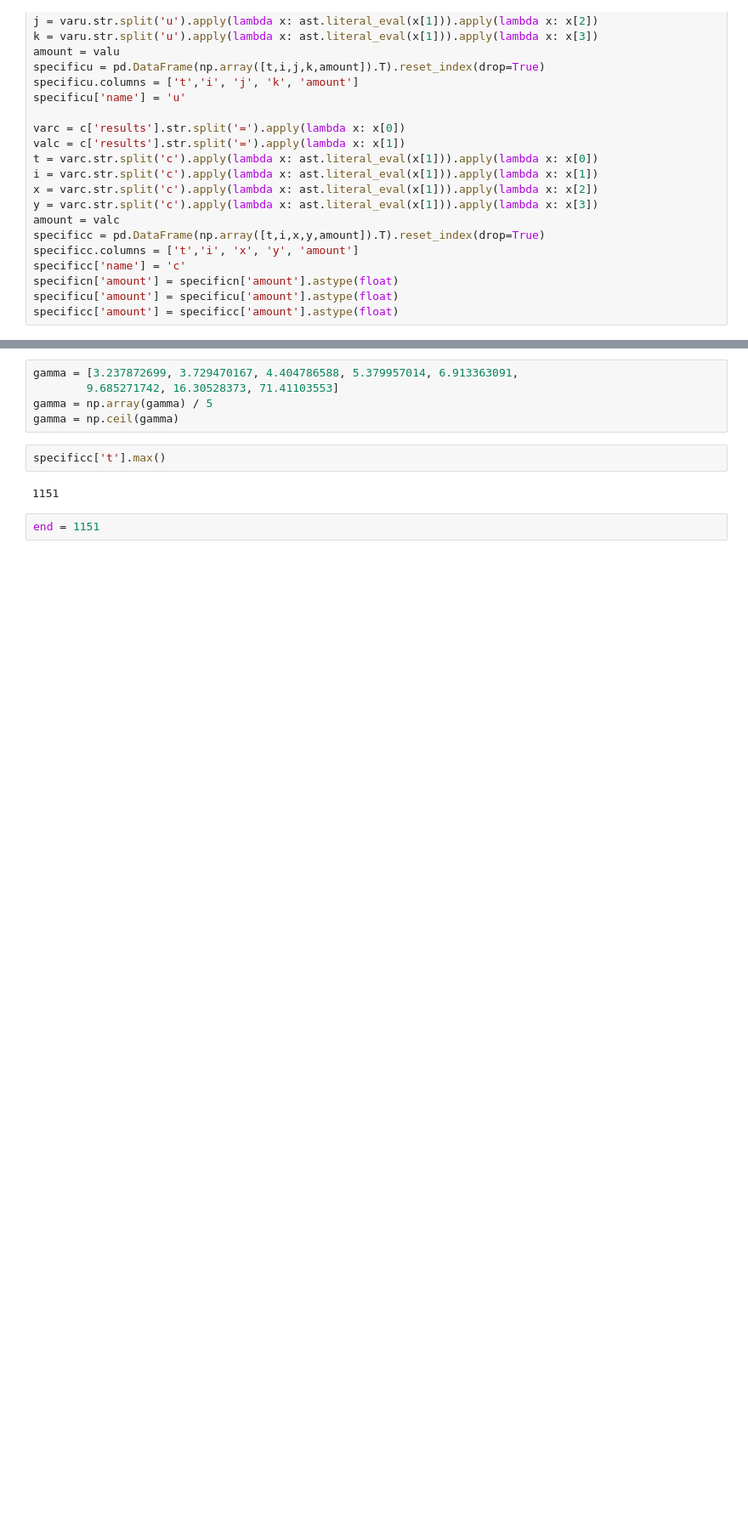
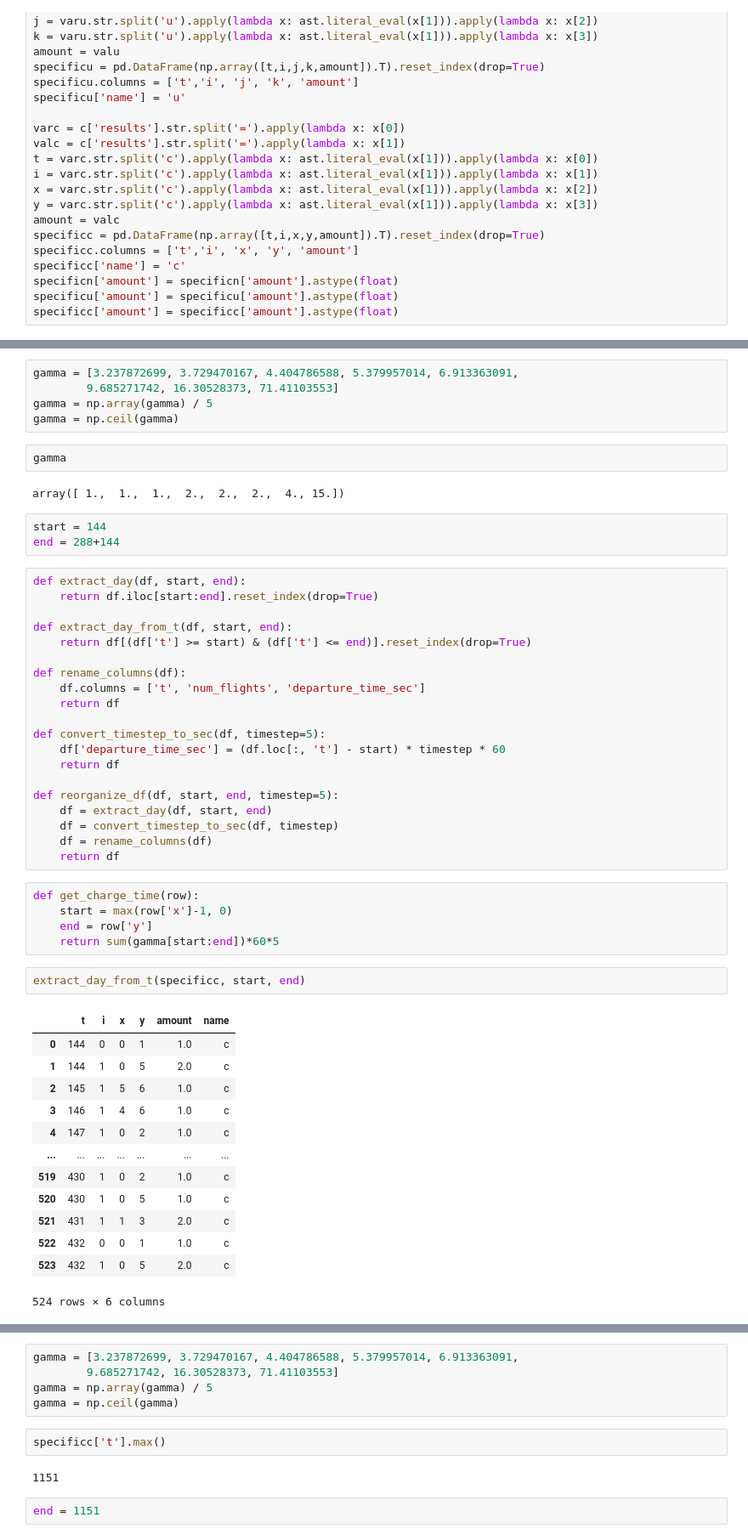
Before and after one commit to Xuan-1998/UAM_system_optimization, a Jupyter notebook: src:code/TestingFile.ipynb, the cells around one changed output, grey strips where cells are left out. Shown at 85% size. Drawn from its saved outputs; the diff is of its cells as text; blank space fills up the shorter version.

```diff
--- a/src:code/TestingFile.ipynb
+++ b/src:code/TestingFile.ipynb
@@ -55,0 +56,53 @@ specificu10 = specificu10.groupby('t').sum().reset_index()
+# %%
+gamma = [3.237872699, 3.729470167, 4.404786588, 5.379957014, 6.913363091,
+        9.685271742, 16.30528373, 71.41103553]
+gamma = np.array(gamma) / 5
+gamma = np.ceil(gamma)
+# %%
+gamma
+# %% [output]
+array([ 1.,  1.,  1.,  2.,  2.,  2.,  4., 15.])
+# %%
+start = 144
+end = 288+144
+# %%
+def extract_day(df, start, end):
+    return df.iloc[start:end].reset_index(drop=True)
+
+def extract_day_from_t(df, start, end):
+    return df[(df['t'] >= start) & (df['t'] <= end)].reset_index(drop=True)
+
+def rename_columns(df):
+    df.columns = ['t', 'num_flights', 'departure_time_sec']
+    return df
+
+def convert_timestep_to_sec(df, timestep=5):
+    df['departure_time_sec'] = (df.loc[:, 't'] - start) * timestep * 60
+    return df
+
+def reorganize_df(df, start, end, timestep=5):
+    df = extract_day(df, start, end)
+    df = convert_timestep_to_sec(df, timestep)
+    df = rename_columns(df)
+    return df
+# %%
+def get_charge_time(row):
+    start = max(row['x']-1, 0)
+    end = row['y']
+    return sum(gamma[start:end])*60*5
+# %%
+extract_day_from_t(specificc, start, end)
+# %% [output]
+|  | t | i | x | y | amount | name |
+| 0 | 144 | 0 | 0 | 1 | 1.0 | c |
+| 1 | 144 | 1 | 0 | 5 | 2.0 | c |
+| 2 | 145 | 1 | 5 | 6 | 1.0 | c |
+| 3 | 146 | 1 | 4 | 6 | 1.0 | c |
+| 4 | 147 | 1 | 0 | 2 | 1.0 | c |
+| ... | ... | ... | ... | ... | ... | ... |
+| 519 | 430 | 1 | 0 | 2 | 1.0 | c |
+| 520 | 430 | 1 | 0 | 5 | 1.0 | c |
+| 521 | 431 | 1 | 1 | 3 | 2.0 | c |
+| 522 | 432 | 0 | 0 | 1 | 1.0 | c |
+| 523 | 432 | 1 | 0 | 5 | 2.0 | c |
+524 rows × 6 columns
```
Also changed, not shown: parts of 10 cells of this notebook, 2 other files.
